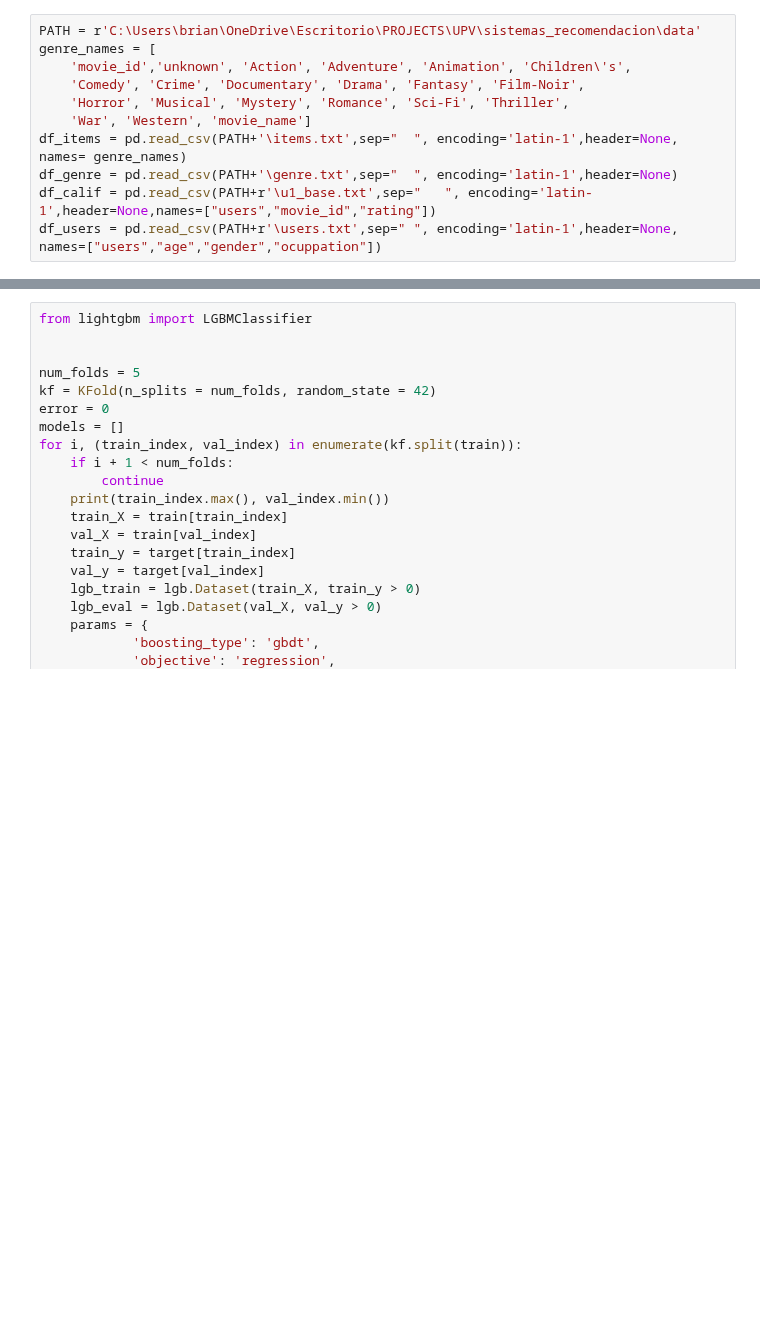
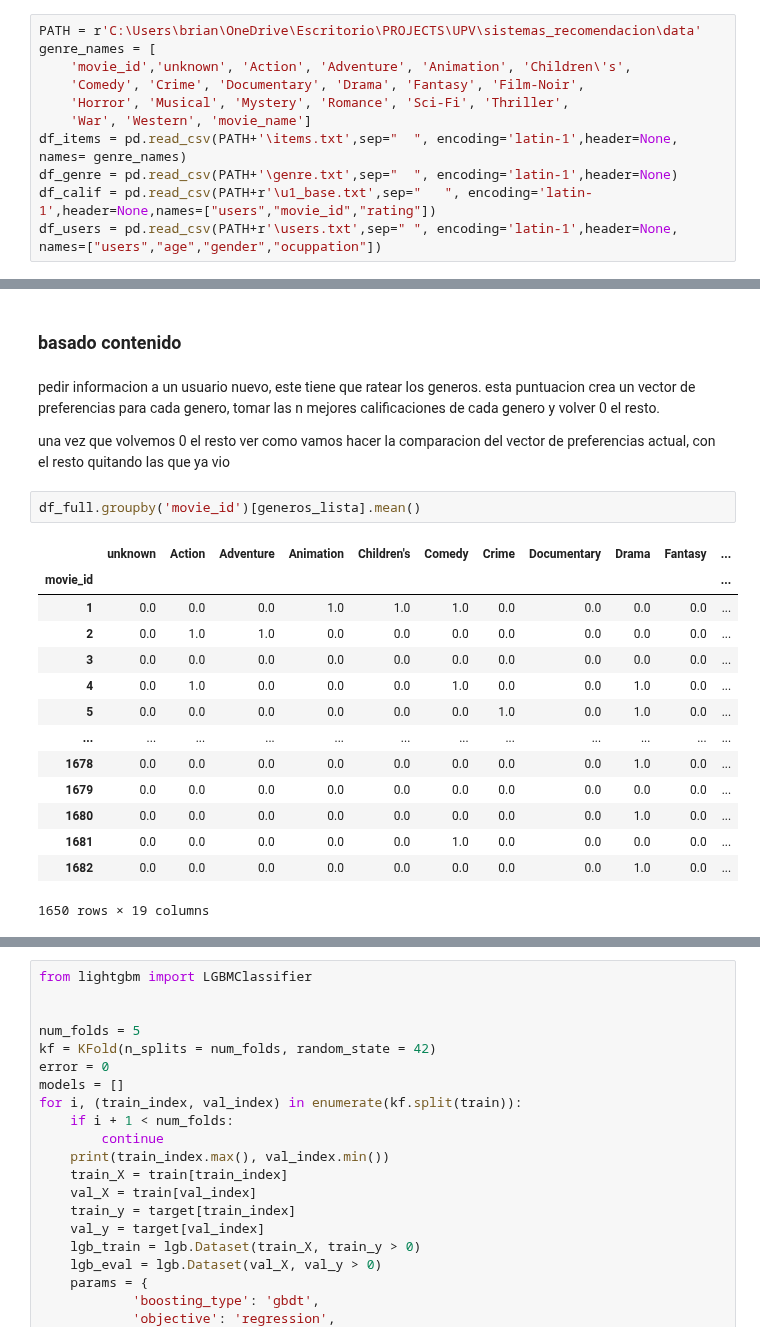
Before and after one commit to briabad/sistemas_recomendacion_movies, a Jupyter notebook: notebook.ipynb, the cells around one changed output, grey strips where cells are left out. Drawn from its saved outputs; the diff is of its cells as text; blank space fills up the shorter version.

```diff
--- a/notebook.ipynb
+++ b/notebook.ipynb
@@ -34,0 +111,24 @@ df_concat.merge(df_items, left_on='movie_id', right_on='movie_id')
+# %% [markdown]
+### basado contenido
+# %% [markdown]
+pedir informacion  a un usuario nuevo, este tiene que ratear los generos. esta puntuacion crea un vector de preferencias para cada genero, tomar las n mejores calificaciones de cada genero y volver 0 el resto.
+
+una vez que volvemos 0 el resto ver como vamos hacer la comparacion del vector de preferencias actual, con el resto
+quitando las que ya vio
+# %%
+df_full.groupby('movie_id')[generos_lista].mean()
+# %% [output]
+|  | unknown | Action | Adventure | Animation | Children's | Comedy | Crime | Documentary | Drama | Fantasy | ... |
+| movie_id |  |  |  |  |  |  |  |  |  |  | ... |
+| 1 | 0.0 | 0.0 | 0.0 | 1.0 | 1.0 | 1.0 | 0.0 | 0.0 | 0.0 | 0.0 | ... |
+| 2 | 0.0 | 1.0 | 1.0 | 0.0 | 0.0 | 0.0 | 0.0 | 0.0 | 0.0 | 0.0 | ... |
+| 3 | 0.0 | 0.0 | 0.0 | 0.0 | 0.0 | 0.0 | 0.0 | 0.0 | 0.0 | 0.0 | ... |
+| 4 | 0.0 | 1.0 | 0.0 | 0.0 | 0.0 | 1.0 | 0.0 | 0.0 | 1.0 | 0.0 | ... |
+| 5 | 0.0 | 0.0 | 0.0 | 0.0 | 0.0 | 0.0 | 1.0 | 0.0 | 1.0 | 0.0 | ... |
+| ... | ... | ... | ... | ... | ... | ... | ... | ... | ... | ... | ... |
+| 1678 | 0.0 | 0.0 | 0.0 | 0.0 | 0.0 | 0.0 | 0.0 | 0.0 | 1.0 | 0.0 | ... |
+| 1679 | 0.0 | 0.0 | 0.0 | 0.0 | 0.0 | 0.0 | 0.0 | 0.0 | 0.0 | 0.0 | ... |
+| 1680 | 0.0 | 0.0 | 0.0 | 0.0 | 0.0 | 0.0 | 0.0 | 0.0 | 1.0 | 0.0 | ... |
+| 1681 | 0.0 | 0.0 | 0.0 | 0.0 | 0.0 | 1.0 | 0.0 | 0.0 | 0.0 | 0.0 | ... |
+| 1682 | 0.0 | 0.0 | 0.0 | 0.0 | 0.0 | 0.0 | 0.0 | 0.0 | 1.0 | 0.0 | ... |
+1650 rows × 19 columns
```
Also changed, not shown: parts of 15 cells of this notebook, 2 other files.
